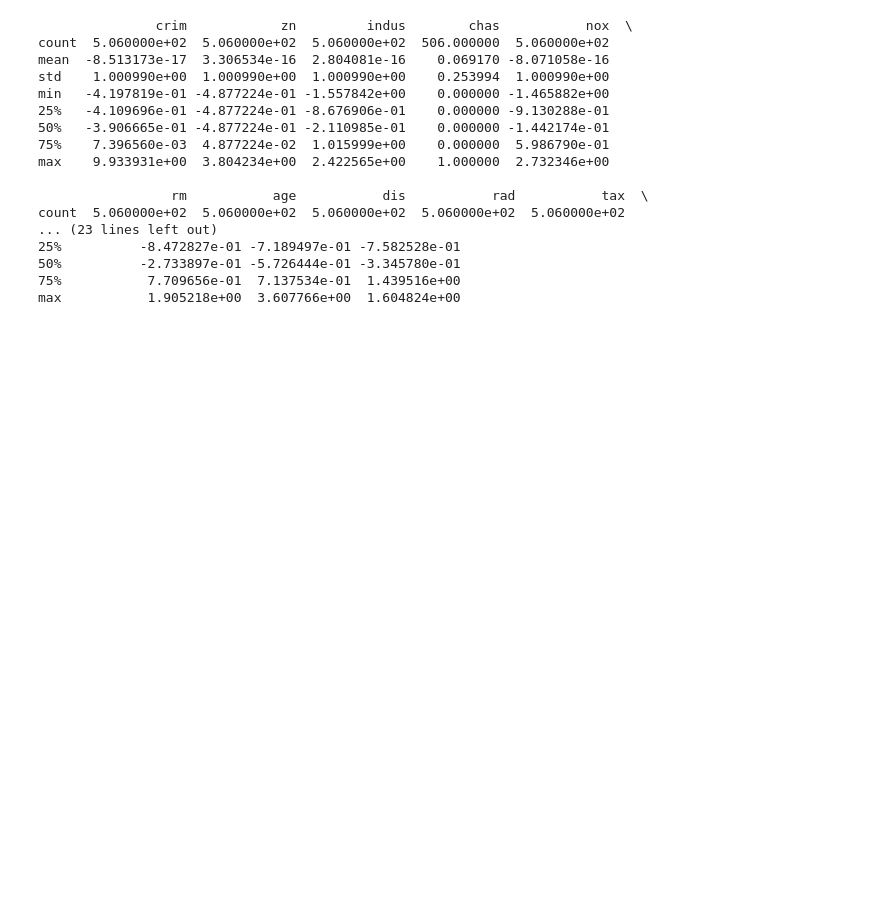
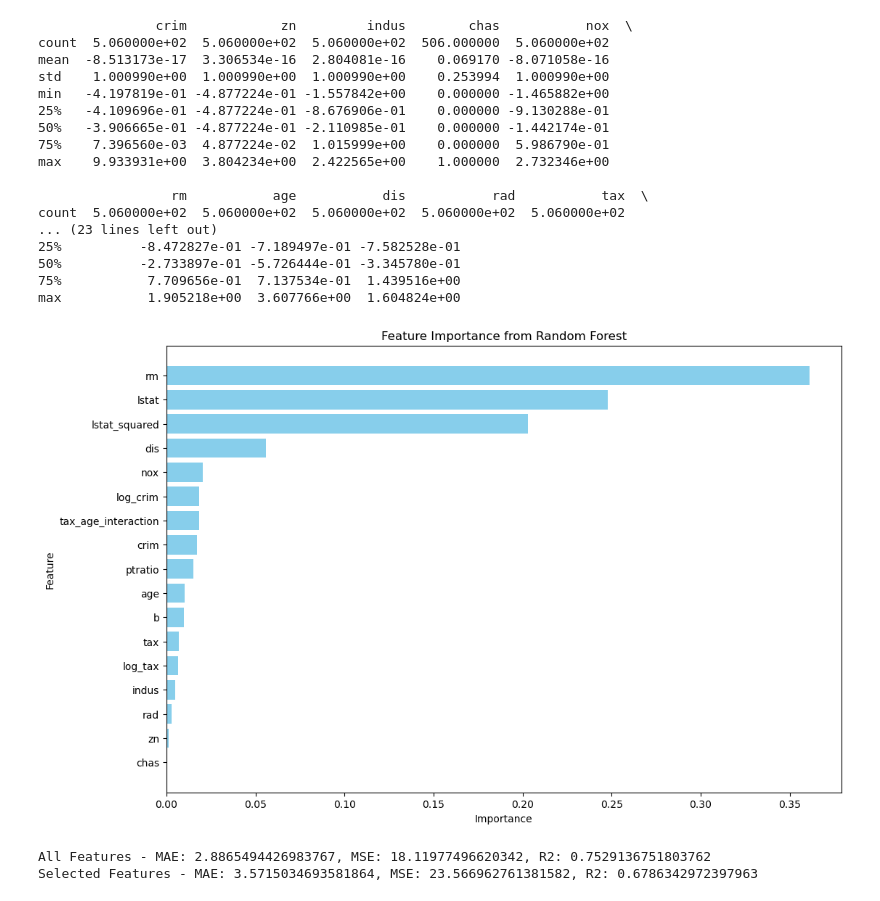
Before and after one commit to MilosPopov007/BostonHousingAnalysis, a Jupyter notebook: notebooks/Feature_Engineering_Boston_Housing.ipynb, the cells around one changed output. Drawn from its saved outputs; the diff is of its cells as text; code cells hidden in the pictures; blank space fills up the shorter version.

```diff
--- a/notebooks/Feature_Engineering_Boston_Housing.ipynb
+++ b/notebooks/Feature_Engineering_Boston_Housing.ipynb
@@ -66,3 +66,59 @@ count  5.060000e+02  5.060000e+02  5.060000e+02  5.060000e+02  5.060000e+02
 50%          -2.733897e-01 -5.726444e-01 -3.345780e-01
 75%           7.709656e-01  7.137534e-01  1.439516e+00
 max           1.905218e+00  3.607766e+00  1.604824e+00
+# %%
+# Split the dataset into features and target
+X = df_transformed.drop('medv', axis=1)
+y = df_transformed['medv']
+
+# Fit a Random Forest model to the data
+rf = RandomForestRegressor(n_estimators=100, random_state=42)
+rf.fit(X, y)
+
+# Extract feature importances and visualize them
+feature_importances = rf.feature_importances_
+features_df = pd.DataFrame({
+    'Feature': X.columns,
+    'Importance': feature_importances
+}).sort_values(by='Importance', ascending=False)
+
+plt.figure(figsize=(12, 8))
+plt.barh(features_df['Feature'], features_df['Importance'], color='skyblue')
+plt.xlabel('Importance')
+plt.ylabel('Feature')
+plt.title('Feature Importance from Random Forest')
+plt.gca().invert_yaxis()
+plt.show()
+# %% [output]
+[figure, added]
+# %%
+# Split the data into train and test sets
+X_train, X_test, y_train, y_test = train_test_split(X, y, test_size=0.2, random_state=42)
+
+# Train a linear regression model using all features
+model_all = LinearRegression()
+model_all.fit(X_train, y_train)
+y_pred_all = model_all.predict(X_test)
+
+# Train another linear regression model using selected features
+selected_features = ['rm', 'lstat', 'lstat_squared', 'dis', 'nox']
+X_train_selected = X_train[selected_features]
+X_test_selected = X_test[selected_features]
+model_selected = LinearRegression()
+model_selected.fit(X_train_selected, y_train)
+y_pred_selected = model_selected.predict(X_test_selected)
+
+# Evaluate both models
+mae_all = mean_absolute_error(y_test, y_pred_all)
+mse_all = mean_squared_error(y_test, y_pred_all)
+r2_all = r2_score(y_test, y_pred_all)
+
+mae_selected = mean_absolute_error(y_test, y_pred_selected)
+mse_selected = mean_squared_error(y_test, y_pred_selected)
+r2_selected = r2_score(y_test, y_pred_selected)
+
+print(f"All Features - MAE: {mae_all}, MSE: {mse_all}, R2: {r2_all}")
+print(f"Selected Features - MAE: {mae_selected}, MSE: {mse_selected}, R2: {r2_selected}")
+# %% [output]
+All Features - MAE: 2.8865494426983767, MSE: 18.11977496620342, R2: 0.7529136751803762
+Selected Features - MAE: 3.5715034693581864, MSE: 23.566962761381582, R2: 0.6786342972397963
```
